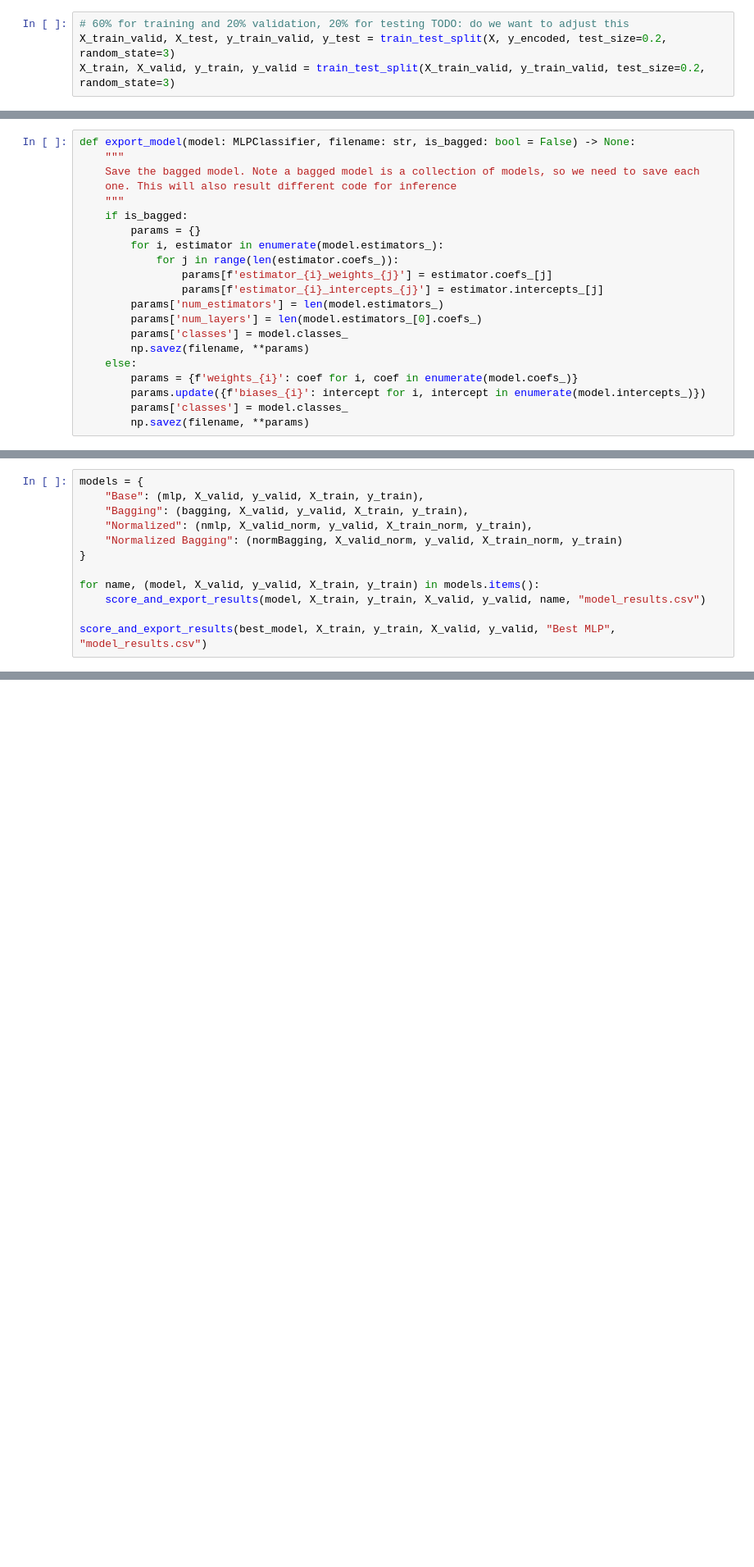
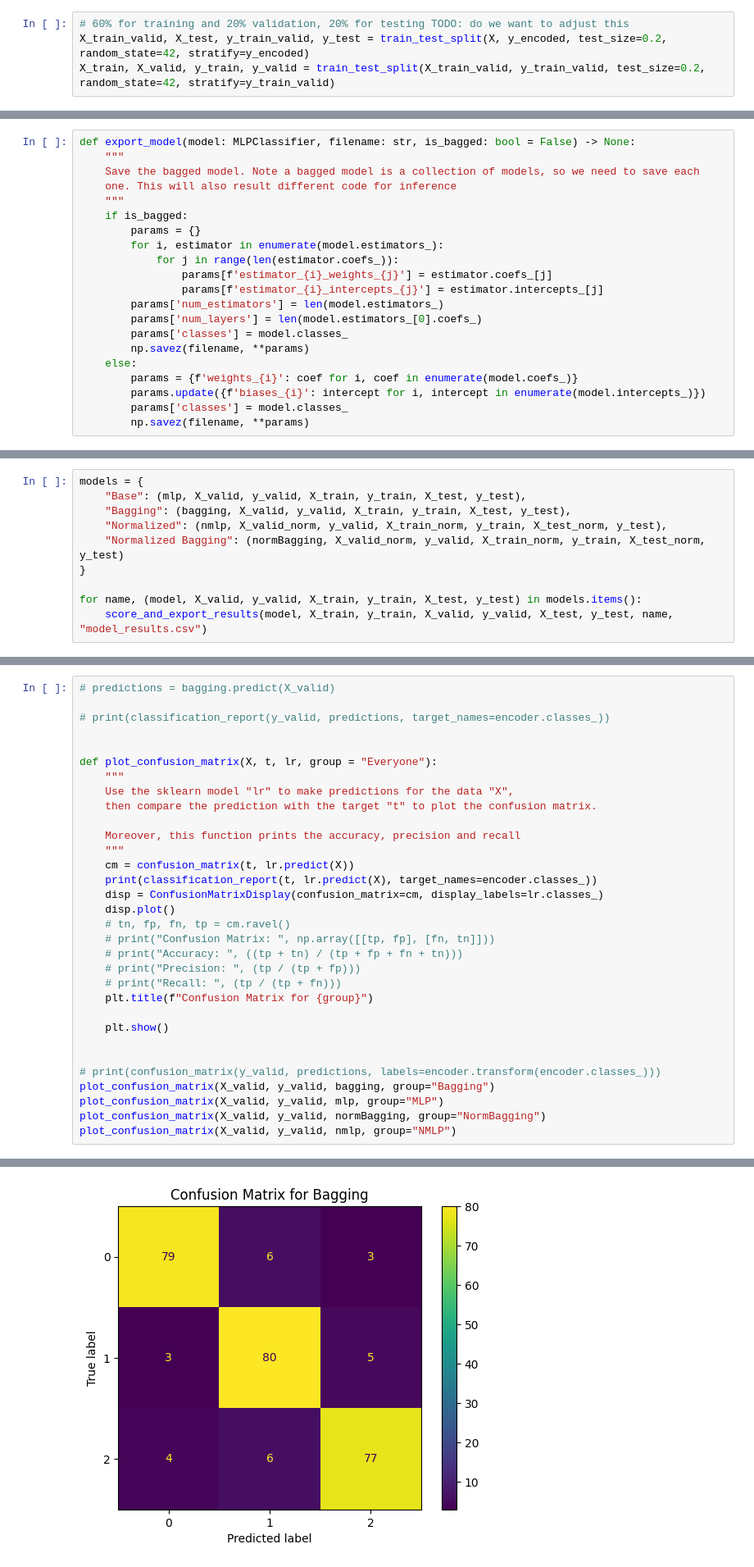
Before and after one commit to imperialinvictus/ML_Challenge, a Jupyter notebook: nn/nn.ipynb, the cells around one changed output, grey strips where cells are left out. Shown at 82% size. Cells and saved outputs as stored; diff of their text form; blank space fills up the shorter version.

Commit message:
ensure similar data counts for each class

```diff
--- a/nn/nn.ipynb
+++ b/nn/nn.ipynb
@@ -82,7 +30,7 @@ y_encoded = encoder.fit_transform(y)
 # %%
 # 60% for training and 20% validation, 20% for testing TODO: do we want to adjust this
-X_train_valid, X_test, y_train_valid, y_test = train_test_split(X, y_encoded, test_size=0.2, random_state=3)
-X_train, X_valid, y_train, y_valid = train_test_split(X_train_valid, y_train_valid, test_size=0.2, random_state=3)
+X_train_valid, X_test, y_train_valid, y_test = train_test_split(X, y_encoded, test_size=0.2, random_state=42, stratify=y_encoded)
+X_train, X_valid, y_train, y_valid = train_test_split(X_train_valid, y_train_valid, test_size=0.2, random_state=42, stratify=y_train_valid)
 # %%
 # Output data set splits
 mapping = {
@@ -304,15 +235,13 @@ def score_and_export_results(model: MLPClassifier, X_train: pd.DataFrame, y_trai
         writer.writerows([params])
 # %%
 models = {
-    "Base": (mlp, X_valid, y_valid, X_train, y_train),
-    "Bagging": (bagging, X_valid, y_valid, X_train, y_train),
-    "Normalized": (nmlp, X_valid_norm, y_valid, X_train_norm, y_train),
-    "Normalized Bagging": (normBagging, X_valid_norm, y_valid, X_train_norm, y_train)
+    "Base": (mlp, X_valid, y_valid, X_train, y_train, X_test, y_test),
+    "Bagging": (bagging, X_valid, y_valid, X_train, y_train, X_test, y_test),
+    "Normalized": (nmlp, X_valid_norm, y_valid, X_train_norm, y_train, X_test_norm, y_test),
+    "Normalized Bagging": (normBagging, X_valid_norm, y_valid, X_train_norm, y_train, X_test_norm, y_test)
 }
 
-for name, (model, X_valid, y_valid, X_train, y_train) in models.items():
-    score_and_export_results(model, X_train, y_train, X_valid, y_valid, name, "model_results.csv")
-
-score_and_export_results(best_model, X_train, y_train, X_valid, y_valid, "Best MLP", "model_results.csv")
+for name, (model, X_valid, y_valid, X_train, y_train, X_test, y_test) in models.items():
+    score_and_export_results(model, X_train, y_train, X_valid, y_valid, X_test, y_test, name, "model_results.csv")
 # %% [output]
 Model: Base
@@ -333,0 +266,33 @@ NameError: name 'best_model' is not defined
+# %%
+# predictions = bagging.predict(X_valid)
+
+# print(classification_report(y_valid, predictions, target_names=encoder.classes_))
+
+
+def plot_confusion_matrix(X, t, lr, group = "Everyone"):
+    """
+    Use the sklearn model "lr" to make predictions for the data "X",
+    then compare the prediction with the target "t" to plot the confusion matrix.
+
+    Moreover, this function prints the accuracy, precision and recall
+    """
+    cm = confusion_matrix(t, lr.predict(X))
+    print(classification_report(t, lr.predict(X), target_names=encoder.classes_))
+    disp = ConfusionMatrixDisplay(confusion_matrix=cm, display_labels=lr.classes_)
+    disp.plot()
+    # tn, fp, fn, tp = cm.ravel()
+    # print("Confusion Matrix: ", np.array([[tp, fp], [fn, tn]]))
+    # print("Accuracy: ", ((tp + tn) / (tp + fp + fn + tn)))
+    # print("Precision: ", (tp / (tp + fp)))
+    # print("Recall: ", (tp / (tp + fn)))
+    plt.title(f"Confusion Matrix for {group}")
+
+    plt.show()
+
+
+# print(confusion_matrix(y_valid, predictions, labels=encoder.transform(encoder.classes_)))
+plot_confusion_matrix(X_valid, y_valid, bagging, group="Bagging")
+plot_confusion_matrix(X_valid, y_valid, mlp, group="MLP")
+plot_confusion_matrix(X_valid, y_valid, normBagging, group="NormBagging")
+plot_confusion_matrix(X_valid, y_valid, nmlp, group="NMLP")
+# %% [output]
@@ -333,0 +308 @@ NameError: name 'best_model' is not defined
+[figure, added]
```
Also changed, not shown: parts of 13 cells of this notebook, 9 other files.
